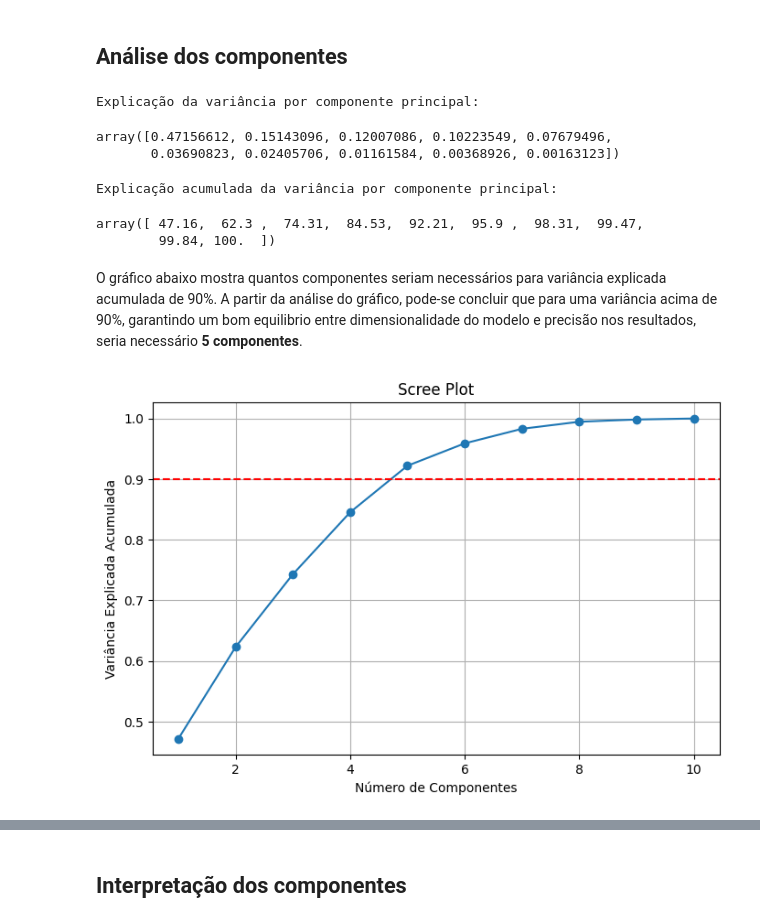
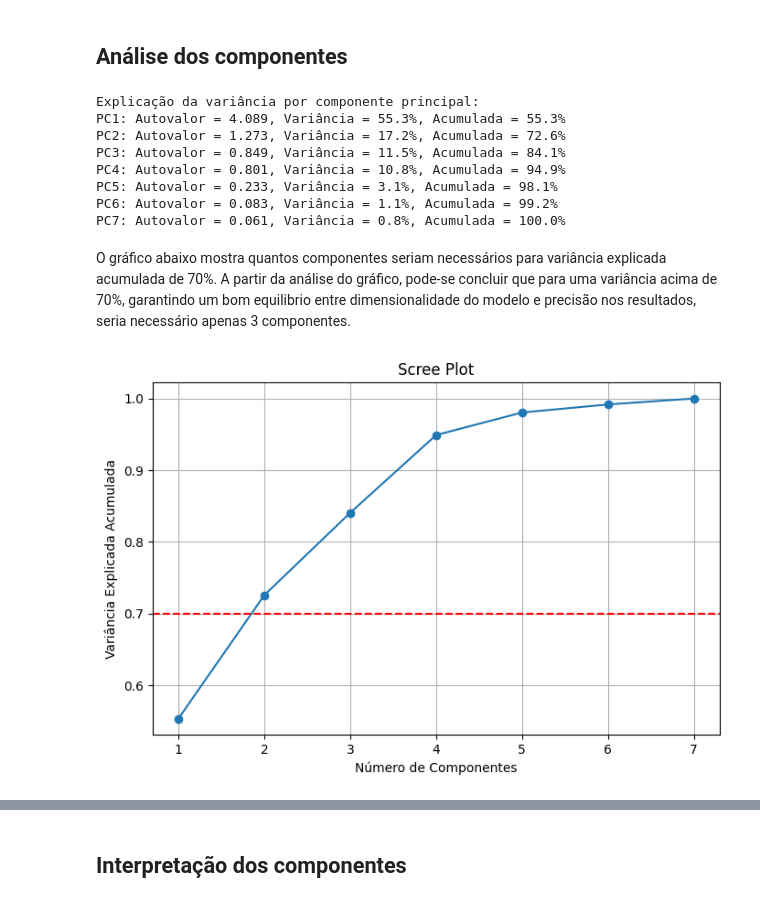
Before and after one commit to guiandradedev/tcd-car-consumption, a Jupyter notebook: analyze.ipynb, the cells around one changed output, grey strips where cells are left out. Saved outputs shown, nothing was run; the diff lists cells and outputs as text; code cells hidden in the pictures.

```diff
--- a/analyze.ipynb
+++ b/analyze.ipynb
@@ -196,6 +197,7 @@ df
 | 19 | 20 | VIPER CONVERTIBLE | C | 501 | R | 9.600000 | 3.07 | 19.4 | 0.007 | 342 | ... |
 | 20 | 20 | WRANGLER/TJ 4WD | T | 150 | 4 | 9.500000 | 3.73 | 40.1 | 0.004 | 337 | ... |
 # %%
+df_tratado = df
 df = df.drop(columns=['Modelo do carro', 'cfab'])
 # %%
 df.info()
@@ -827,3 +829,16 @@ strong multicollinearity or other numerical problems.
 # Análise de Componentes Principais
 # %% [markdown]
 ## Definição dos componentes
+# %%
+
+df_tratado.set_index('Modelo do carro', inplace=True)
+
+df_tratado = df_tratado.drop(columns=['cfab'])
+
+df_numerico = df_tratado.select_dtypes(include=[np.number])
+
+scaler = StandardScaler()
+X_scaled = scaler.fit_transform(df_numerico)
+
+
+print(df_tratado)
@@ -830,6 +863,7 @@ strong multicollinearity or other numerical problems.
 # %%
 pca = PCA()
-pca_result = pca.fit_transform(scale(df))
+
+pca_result = pca.fit_transform(scale(df_numerico))
 pca_result_df = pd.DataFrame(
     pca_result,
     columns=[f'cp{i+1}' for i in range(pca_result.shape[1])]
@@ -869,38 +880,41 @@ array([[-0.33220537,  0.23268099, -0.32075166,  0.34322119, -0.12380951,
 ## Análise dos componentes
 # %%
 print("Explicação da variância por componente principal:")
-pca.explained_variance_ratio_
+eigenvalues = pca.explained_variance_
+explained_variance = pca.explained_variance_ratio_
+cumulative_variance = np.cumsum(explained_variance)
+
+for i in range(len(eigenvalues)):
+    print(f"PC{i+1}: Autovalor = {eigenvalues[i]:.3f}, Variância = {explained_variance[i]:.1%}, Acumulada = {cumulative_variance[i]:.1%}")
 # %% [output]
 Explicação da variância por componente principal:
+PC1: Autovalor = 4.089, Variância = 55.3%, Acumulada = 55.3%
+PC2: Autovalor = 1.273, Variância = 17.2%, Acumulada = 72.6%
+PC3: Autovalor = 0.849, Variância = 11.5%, Acumulada = 84.1%
+PC4: Autovalor = 0.801, Variância = 10.8%, Acumulada = 94.9%
+PC5: Autovalor = 0.233, Variância = 3.1%, Acumulada = 98.1%
+PC6: Autovalor = 0.083, Variância = 1.1%, Acumulada = 99.2%
+PC7: Autovalor = 0.061, Variância = 0.8%, Acumulada = 100.0%
-array([0.47156612, 0.15143096, 0.12007086, 0.10223549, 0.07679496,
-       0.03690823, 0.02405706, 0.01161584, 0.00368926, 0.00163123])
-# %%
-print("Explicação acumulada da variância por componente principal:")
-np.cumsum(np.round(pca.explained_variance_ratio_,decimals=4)*100)
-# %% [output]
-Explicação acumulada da variância por componente principal:
-array([ 47.16,  62.3 ,  74.31,  84.53,  92.21,  95.9 ,  98.31,  99.47,
-        99.84, 100.  ])
 # %% [markdown]
-O gráfico abaixo mostra quantos componentes seriam necessários para variância explicada acumulada de 90%.
-A partir da análise do gráfico, pode-se concluir que para uma variância acima de 90%, garantindo um bom equilibrio entre dimensionalidade do modelo e precisão nos resultados, seria necessário **5 componentes**.
+O gráfico abaixo mostra quantos componentes seriam necessários para variância explicada acumulada de 70%.
+A partir da análise do gráfico, pode-se concluir que para uma variância acima de 70%, garantindo um bom equilibrio entre dimensionalidade do modelo e precisão nos resultados, seria necessário apenas 3 componentes.
 # %%
 explained = pca.explained_variance_ratio_
 cumulative = np.cumsum(explained)
 
 plt.figure(figsize=(8,5))
 
 plt.plot(range(1, len(cumulative)+1),
          cumulative,
          marker='o')
 
 plt.xlabel('Número de Componentes')
 plt.ylabel('Variância Explicada Acumulada')
 plt.title('Scree Plot')
 
-plt.axhline(y=0.90, color='r', linestyle='--')
+plt.axhline(y=0.70, color='r', linestyle='--')
 plt.grid(True)
 
 plt.show()
 # %% [output]
-[figure, old version]
+[figure, new version]
```
Also changed, not shown: parts of 10 cells of this notebook, 1 other file.
